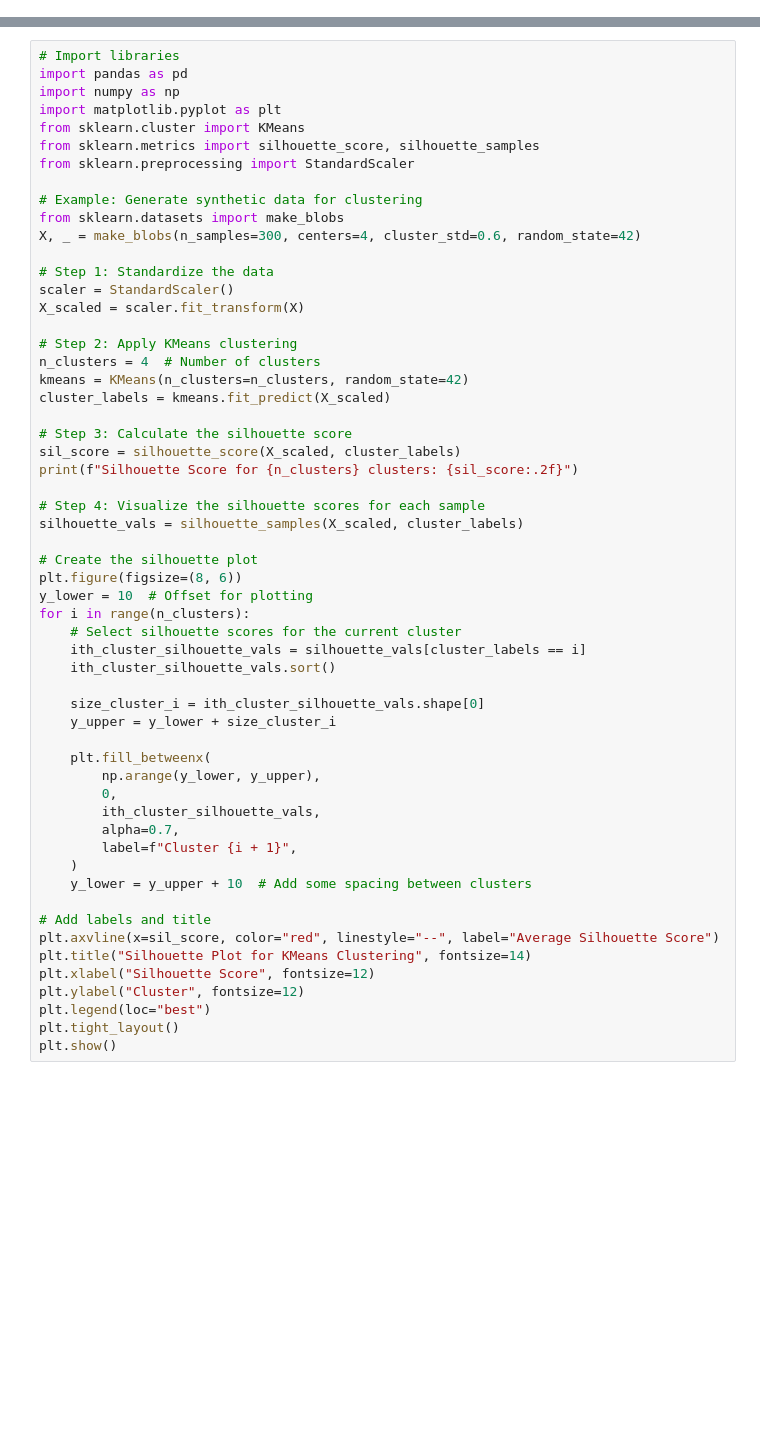
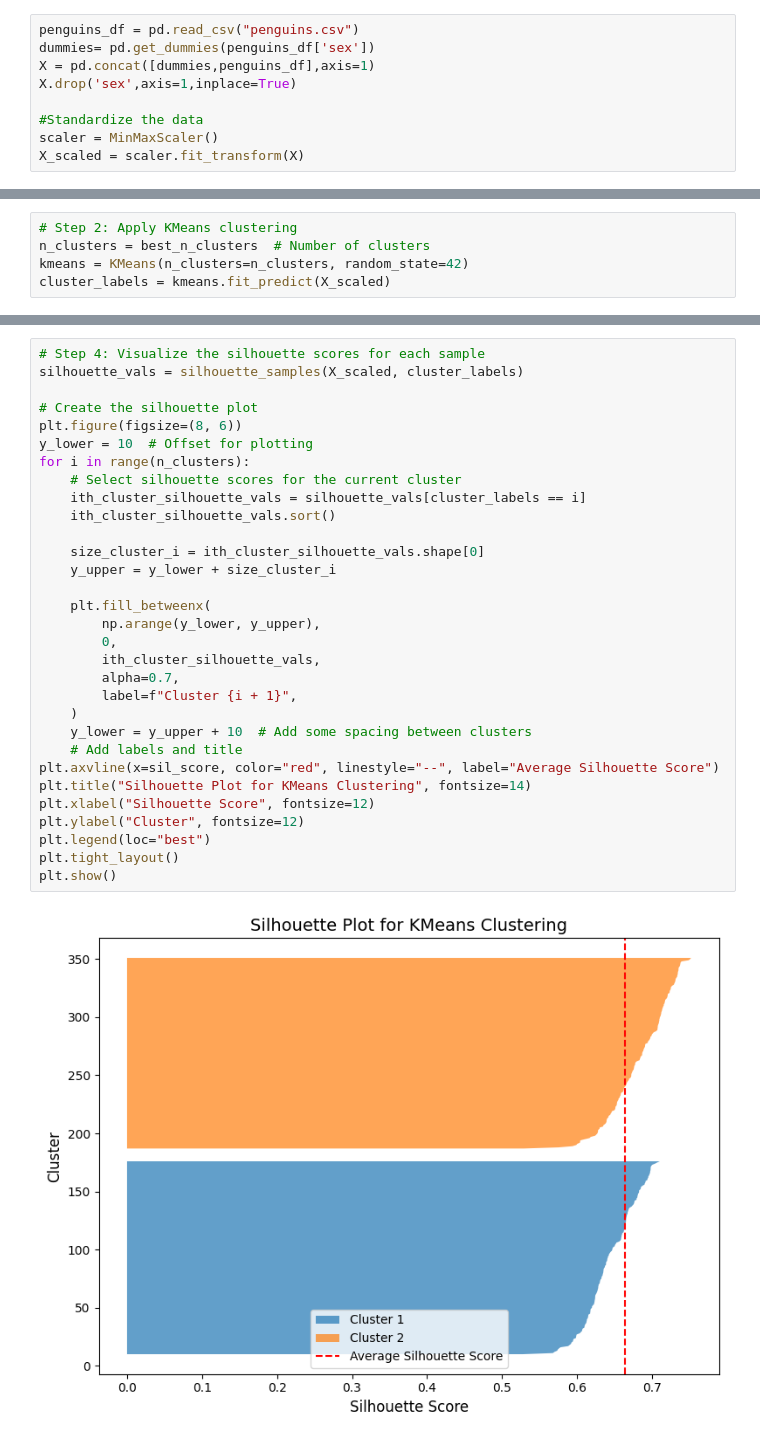
Before and after one commit to MyatCharm/data_science_projs, a Jupyter notebook: Clustering Antartic Penguin Species/Sihlouette_score.ipynb, the cells around one changed output, grey strips where cells are left out. Saved outputs shown, nothing was run; the diff lists cells and outputs as text; blank space fills up the shorter version.

Commit message:
update silhouette score

```diff
--- a/Clustering Antartic Penguin Species/Sihlouette_score.ipynb
+++ b/Clustering Antartic Penguin Species/Sihlouette_score.ipynb
@@ -0,0 +9,9 @@
+# %%
+penguins_df = pd.read_csv("penguins.csv")
+dummies= pd.get_dummies(penguins_df['sex'])
+X = pd.concat([dummies,penguins_df],axis=1)
+X.drop('sex',axis=1,inplace=True)
+
+#Standardize the data
+scaler = MinMaxScaler()
+X_scaled = scaler.fit_transform(X)
@@ -0,0 +54,5 @@
+# %%
+# Step 2: Apply KMeans clustering
+n_clusters = best_n_clusters  # Number of clusters
+kmeans = KMeans(n_clusters=n_clusters, random_state=42)
+cluster_labels = kmeans.fit_predict(X_scaled)
@@ -1,57 +65,33 @@
 # %%
-# Import libraries
-import pandas as pd
-import numpy as np
-import matplotlib.pyplot as plt
-from sklearn.cluster import KMeans
-from sklearn.metrics import silhouette_score, silhouette_samples
-from sklearn.preprocessing import StandardScaler
-
-# Example: Generate synthetic data for clustering
-from sklearn.datasets import make_blobs
-X, _ = make_blobs(n_samples=300, centers=4, cluster_std=0.6, random_state=42)
-
-# Step 1: Standardize the data
-scaler = StandardScaler()
-X_scaled = scaler.fit_transform(X)
-
-# Step 2: Apply KMeans clustering
-n_clusters = 4  # Number of clusters
-kmeans = KMeans(n_clusters=n_clusters, random_state=42)
-cluster_labels = kmeans.fit_predict(X_scaled)
-
-# Step 3: Calculate the silhouette score
-sil_score = silhouette_score(X_scaled, cluster_labels)
-print(f"Silhouette Score for {n_clusters} clusters: {sil_score:.2f}")
-
 # Step 4: Visualize the silhouette scores for each sample
 silhouette_vals = silhouette_samples(X_scaled, cluster_labels)
 
 # Create the silhouette plot
 plt.figure(figsize=(8, 6))
 y_lower = 10  # Offset for plotting
 for i in range(n_clusters):
     # Select silhouette scores for the current cluster
     ith_cluster_silhouette_vals = silhouette_vals[cluster_labels == i]
     ith_cluster_silhouette_vals.sort()
 
     size_cluster_i = ith_cluster_silhouette_vals.shape[0]
     y_upper = y_lower + size_cluster_i
 
     plt.fill_betweenx(
         np.arange(y_lower, y_upper),
         0,
         ith_cluster_silhouette_vals,
         alpha=0.7,
         label=f"Cluster {i + 1}",
     )
     y_lower = y_upper + 10  # Add some spacing between clusters
-
-# Add labels and title
+    # Add labels and title
 plt.axvline(x=sil_score, color="red", linestyle="--", label="Average Silhouette Score")
 plt.title("Silhouette Plot for KMeans Clustering", fontsize=14)
 plt.xlabel("Silhouette Score", fontsize=12)
 plt.ylabel("Cluster", fontsize=12)
 plt.legend(loc="best")
 plt.tight_layout()
 plt.show()
+# %% [output]
+[figure, added]
```
Also changed, not shown: parts of 4 cells of this notebook.
